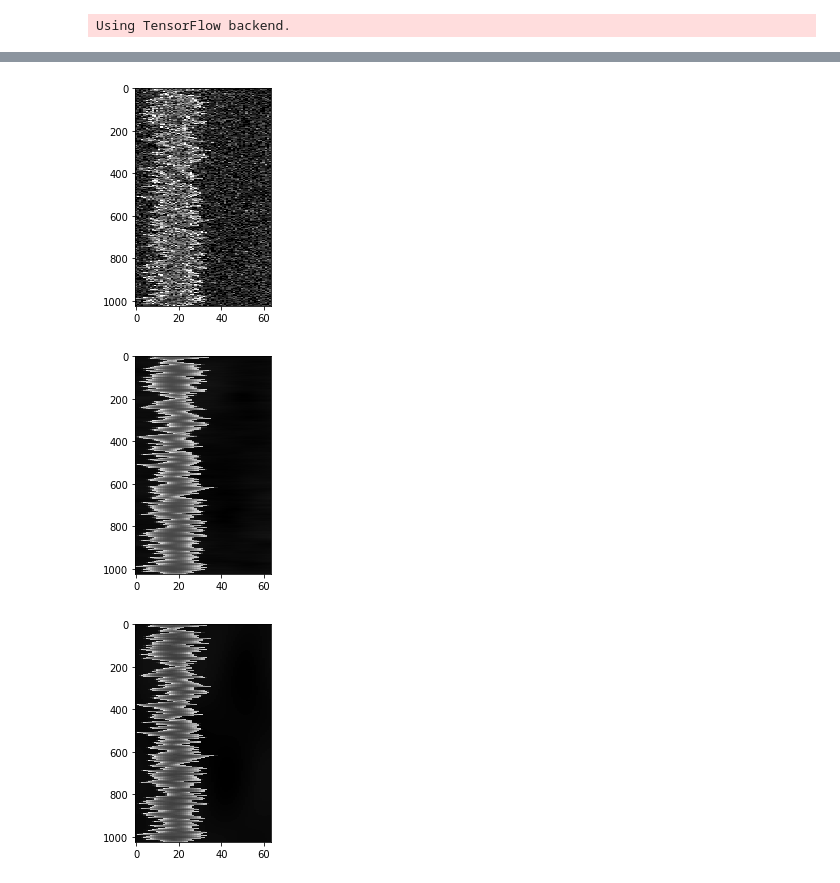
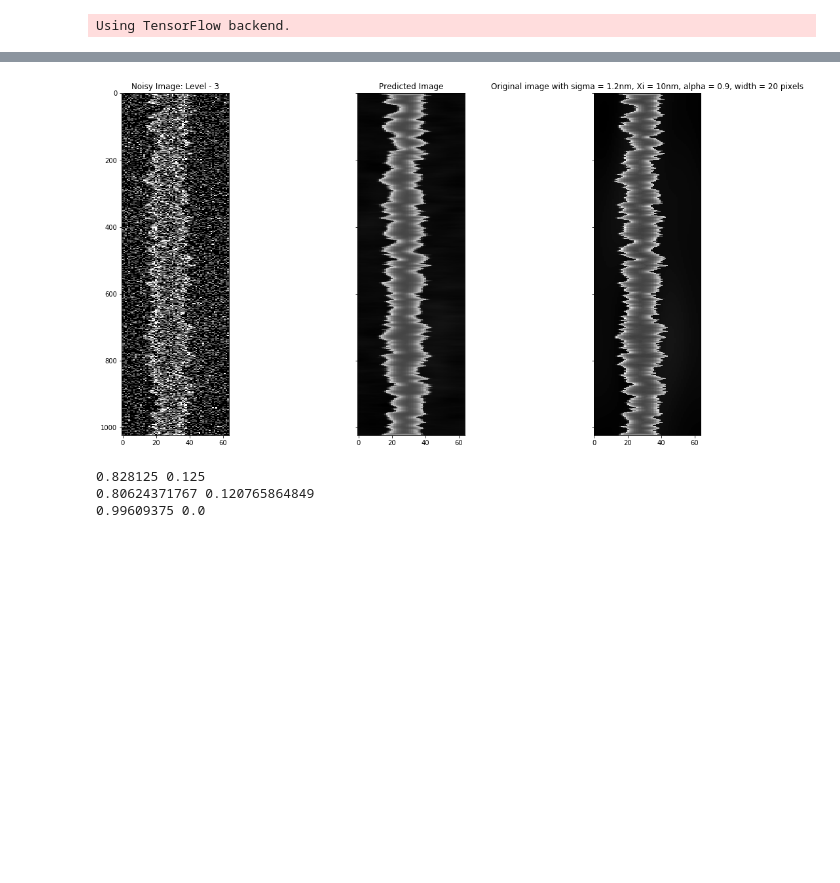
Before and after one commit to narendrachaudhary51/LER_machine_learning, a Jupyter notebook: neural_nets/nnet_prediction.ipynb, the cells around one changed output, grey strips where cells are left out. Saved outputs shown, nothing was run; the diff lists cells and outputs as text; code cells hidden in the pictures; blank space fills up the shorter version.

```diff
--- a/neural_nets/nnet_prediction.ipynb
+++ b/neural_nets/nnet_prediction.ipynb
@@ -71,29 +65,26 @@ del model
-# %%
-"""
-from mpl_toolkits.mplot3d import Axes3D
-from matplotlib import cm
-
-fig = plt.figure()
-ax = fig.gca(projection='3d')
-
-X = np.arange(-512, 512, 16)
-Y = np.arange(-512, 512, 1)
-print(X.shape,Y.shape)
-X, Y = np.meshgrid(X, Y)
-
-surf = ax.plot_surface(X,Y, impredict, antialiased=False, cmap = cm.coolwarm)
-
-plt.show()
-"""
-plt.imshow(imnoisy,cmap = 'gray',aspect= 0.1)
-plt.show()
-
-plt.imshow(impredict, cmap = 'gray', aspect= 0.1)
-plt.show()
-
-plt.imshow(im,cmap = 'gray',aspect = 0.1)
-plt.show()
-# %% [output]
-[figure, removed]
-[figure, removed]
-[figure, removed]
+# %%
+%matplotlib inline
+
+fig, ax = plt.subplots(nrows=1, ncols=3, figsize=(16, 8), sharex=True,
+                       sharey=True, subplot_kw={'adjustable': 'box-forced'})
+
+
+ax[0].imshow(imnoisy,cmap = 'gray',aspect= 0.2)
+ax[0].set_title('Noisy Image: Level - {}'.format(noise))
+
+ax[1].imshow(impredict, cmap = 'gray', aspect= 0.2)
+ax[1].set_title('Predicted Image')
+
+ax[2].imshow(im,cmap = 'gray',aspect = 0.2)
+ax[2].set_title('Original image with sigma = {}nm, Xi = {}nm, alpha = {}, width = {} pixels'.format(sigma, Xi, alpha, width))
+fig.tight_layout()
+plt.show()
+
+print(np.max(im), np.min(im))
+print(np.max(impredict), np.min(impredict))
+print(np.max(imnoisy), np.min(imnoisy))
+# %% [output]
+[figure, added]
+0.828125 0.125
+0.80624371767 0.120765864849
+0.99609375 0.0
```
Also changed, not shown: parts of 6 cells of this notebook.
